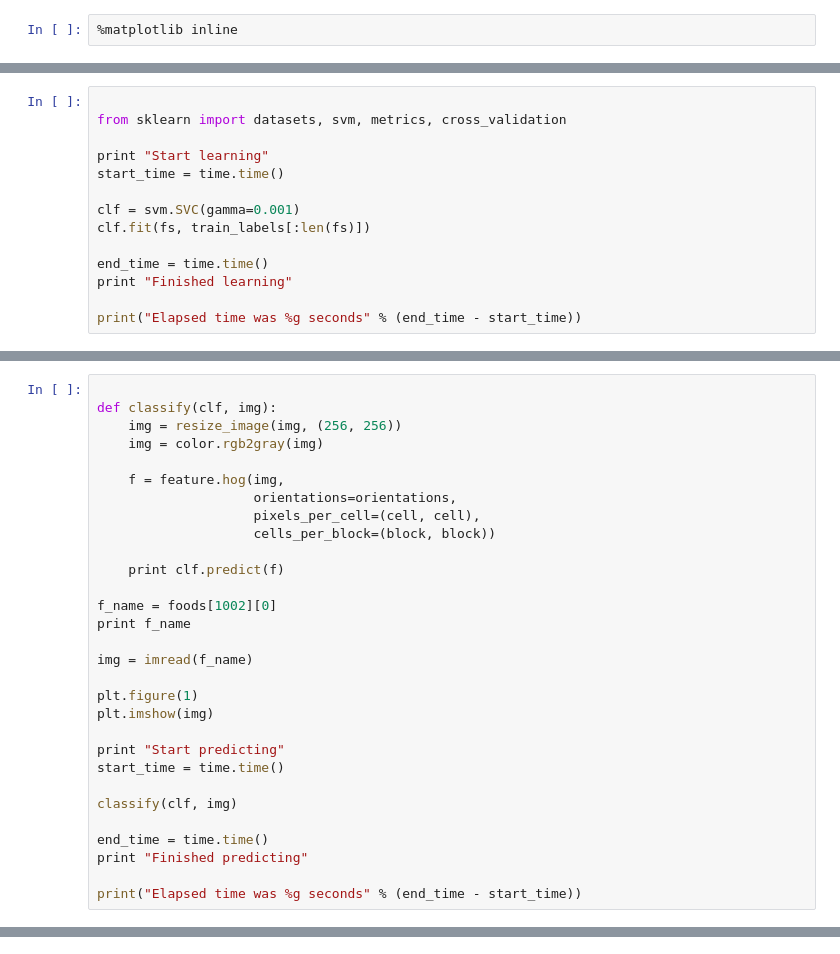
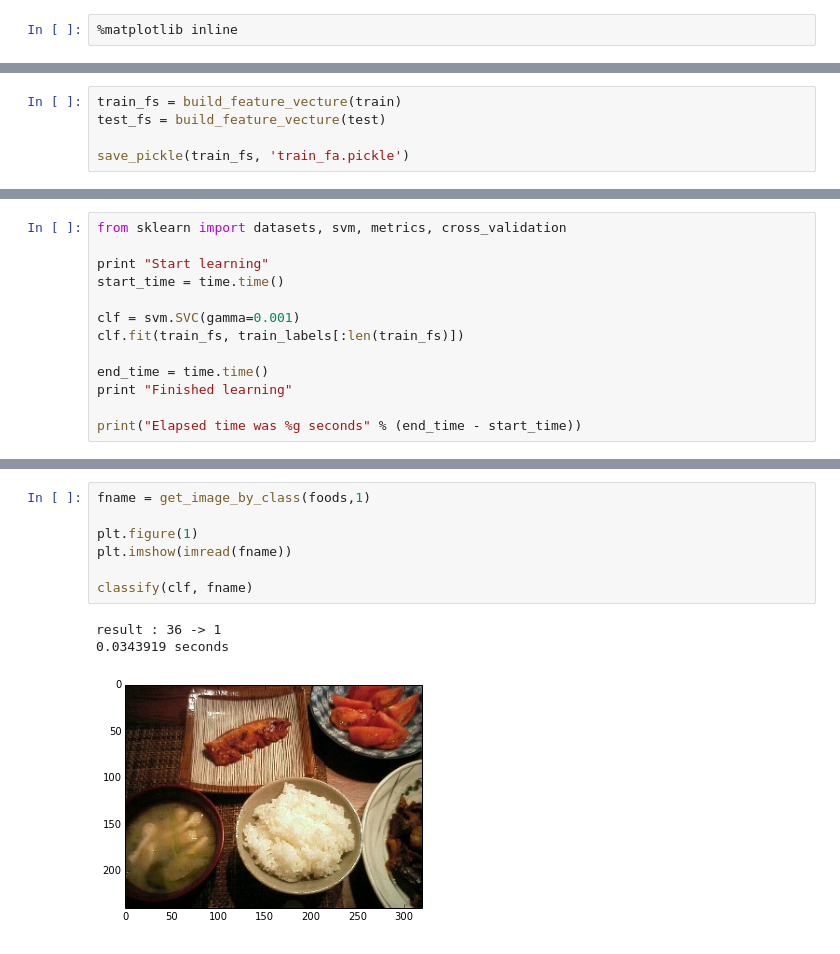
Before and after one commit to carpedm20/Study-of-Computer-Vision, a Jupyter notebook: notebooks/3_learning_local_feature_with_svm.ipynb, the cells around one changed output, grey strips where cells are left out. Cells and saved outputs as stored; diff of their text form.

```diff
--- a/notebooks/3_learning_local_feature_with_svm.ipynb
+++ b/notebooks/3_learning_local_feature_with_svm.ipynb
@@ -305,0 +15,5 @@ print len(fs)
+# %%
+train_fs = build_feature_vecture(train)
+test_fs = build_feature_vecture(test)
+
+save_pickle(train_fs, 'train_fa.pickle')
@@ -306,12 +35,11 @@ print len(fs)
 # %%
-
 from sklearn import datasets, svm, metrics, cross_validation
 
 print "Start learning"
 start_time = time.time()
 
 clf = svm.SVC(gamma=0.001)
-clf.fit(fs, train_labels[:len(fs)])
+clf.fit(train_fs, train_labels[:len(train_fs)])
 
 end_time = time.time()
 print "Finished learning"
@@ -329,30 +51,0 @@ with open('clf.pkl', 'wb') as fid:
-# %%
-
-def classify(clf, img):
-    img = resize_image(img, (256, 256))
-    img = color.rgb2gray(img)
-
-    f = feature.hog(img,
-                    orientations=orientations,
-                    pixels_per_cell=(cell, cell),
-                    cells_per_block=(block, block))
-
-    print clf.predict(f)
-
-f_name = foods[1002][0]
-print f_name
-
-img = imread(f_name)
-
-plt.figure(1)
-plt.imshow(img)
-
-print "Start predicting"
-start_time = time.time()
-
-classify(clf, img)
-
-end_time = time.time()
-print "Finished predicting"
-
-print("Elapsed time was %g seconds" % (end_time - start_time))
@@ -366 +52,12 @@ Elapsed time was 0.223248 seconds
+# %%
+fname = get_image_by_class(foods,1)
+
+plt.figure(1)
+plt.imshow(imread(fname))
+
+classify(clf, fname)
+# %% [output]
+result : 36 -> 1
+0.0343919 seconds
+[figure, added]
 # %%
```
Also changed, not shown: parts of 15 cells of this notebook, 1 other file.
